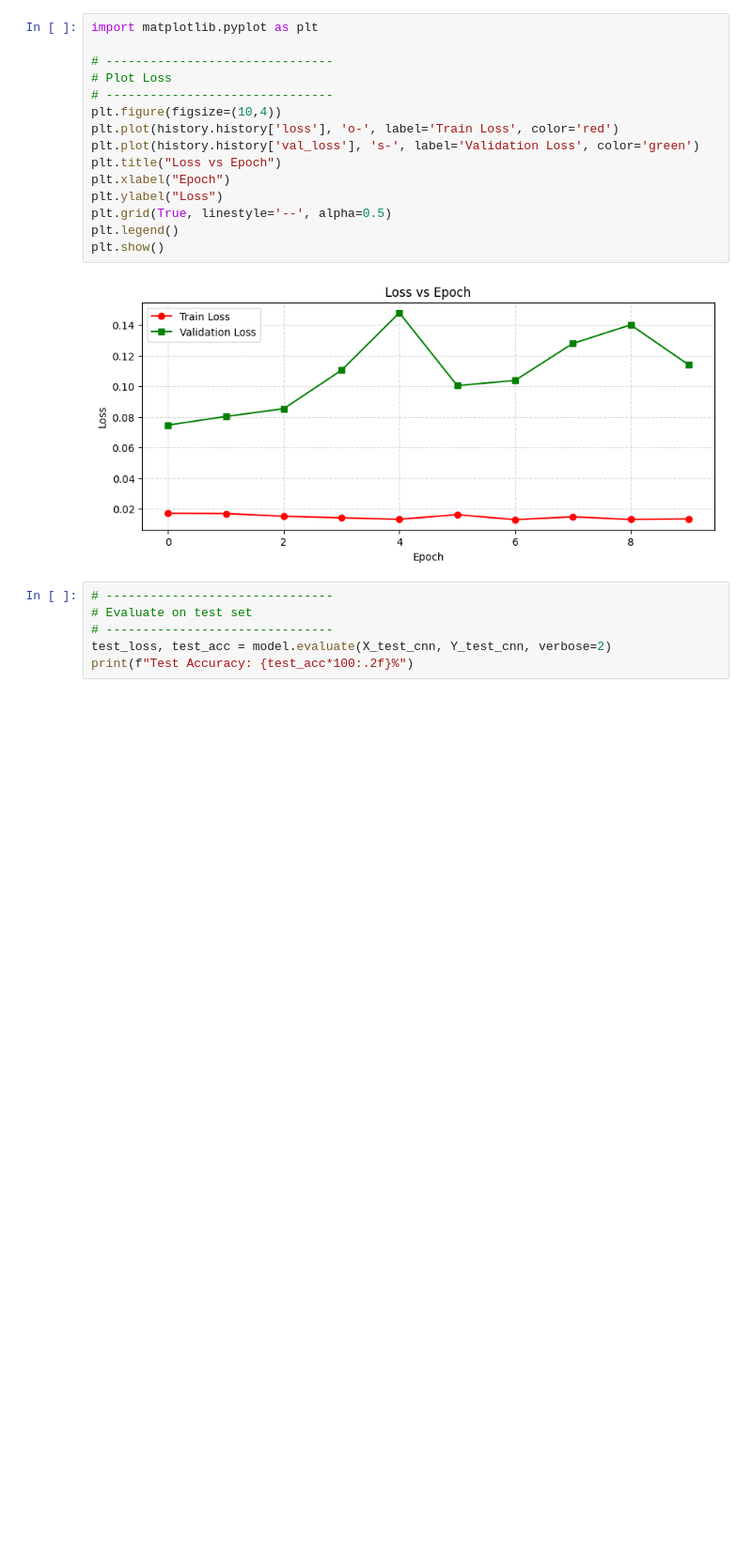
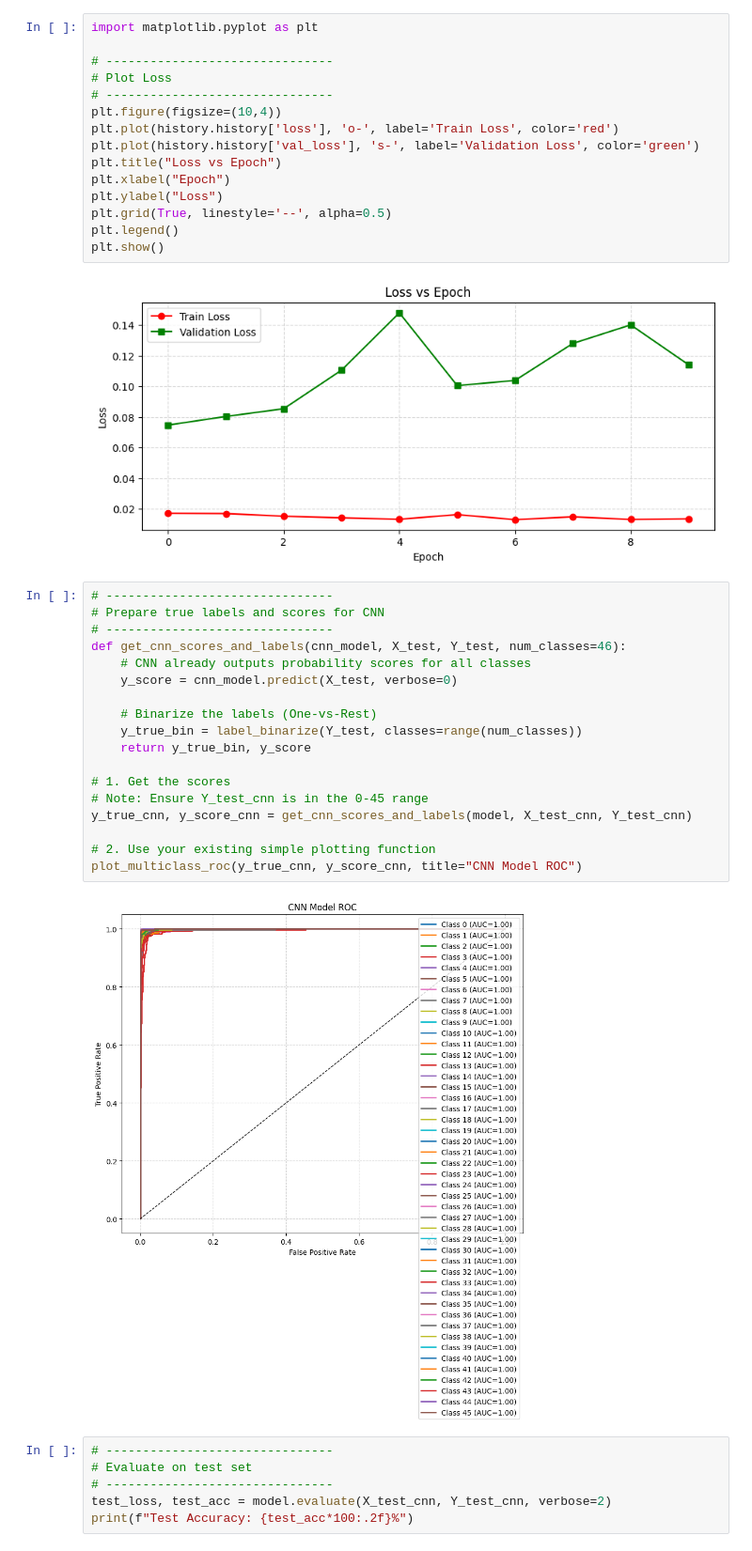
Before and after one commit to kebal7/devnagari-classification, a Jupyter notebook: src/main.ipynb, the cells around one changed output. Shown at 94% size. Drawn from its saved outputs; the diff is of its cells as text; blank space fills up the shorter version.

```diff
--- a/src/main.ipynb
+++ b/src/main.ipynb
@@ -660,6 +646,26 @@ plt.legend()
 plt.show()
 # %% [output]
 [figure]
+# %%
+# -------------------------------
+# Prepare true labels and scores for CNN
+# -------------------------------
+def get_cnn_scores_and_labels(cnn_model, X_test, Y_test, num_classes=46):
+    # CNN already outputs probability scores for all classes
+    y_score = cnn_model.predict(X_test, verbose=0)
+
+    # Binarize the labels (One-vs-Rest)
+    y_true_bin = label_binarize(Y_test, classes=range(num_classes))
+    return y_true_bin, y_score
+
+# 1. Get the scores
+# Note: Ensure Y_test_cnn is in the 0-45 range
+y_true_cnn, y_score_cnn = get_cnn_scores_and_labels(model, X_test_cnn, Y_test_cnn)
+
+# 2. Use your existing simple plotting function
+plot_multiclass_roc(y_true_cnn, y_score_cnn, title="CNN Model ROC")
+# %% [output]
+[figure, added]
 # %%
 # -------------------------------
 # Evaluate on test set
```
Also changed, not shown: parts of 4 cells of this notebook.
